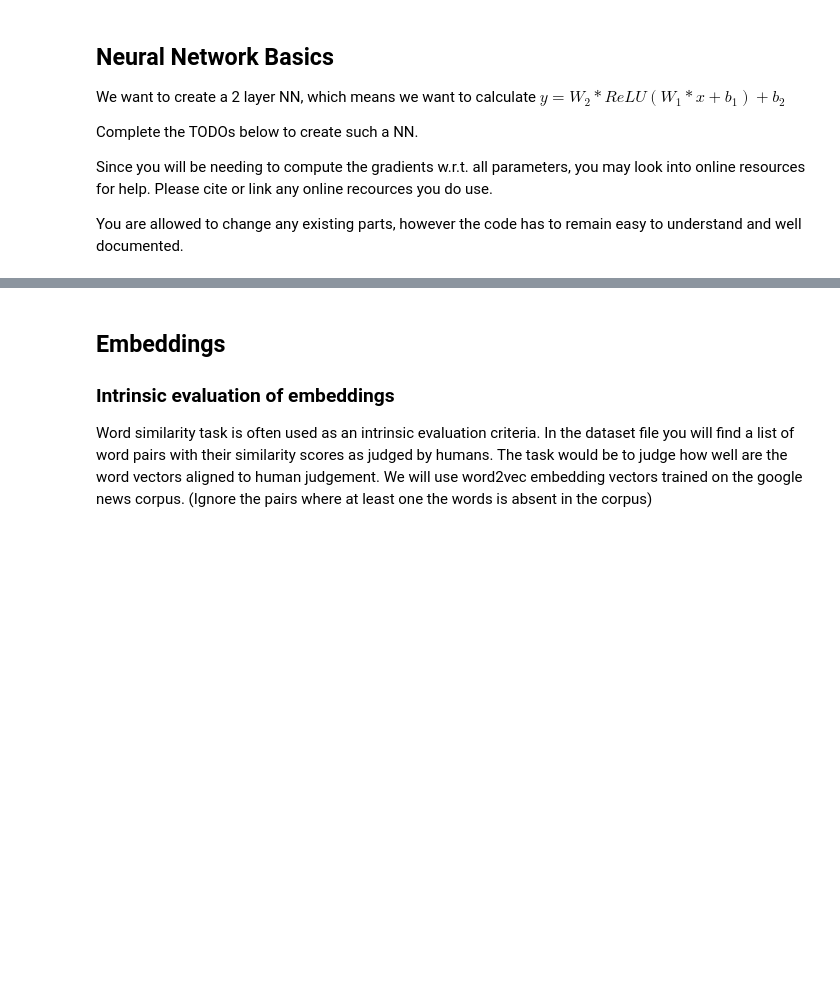
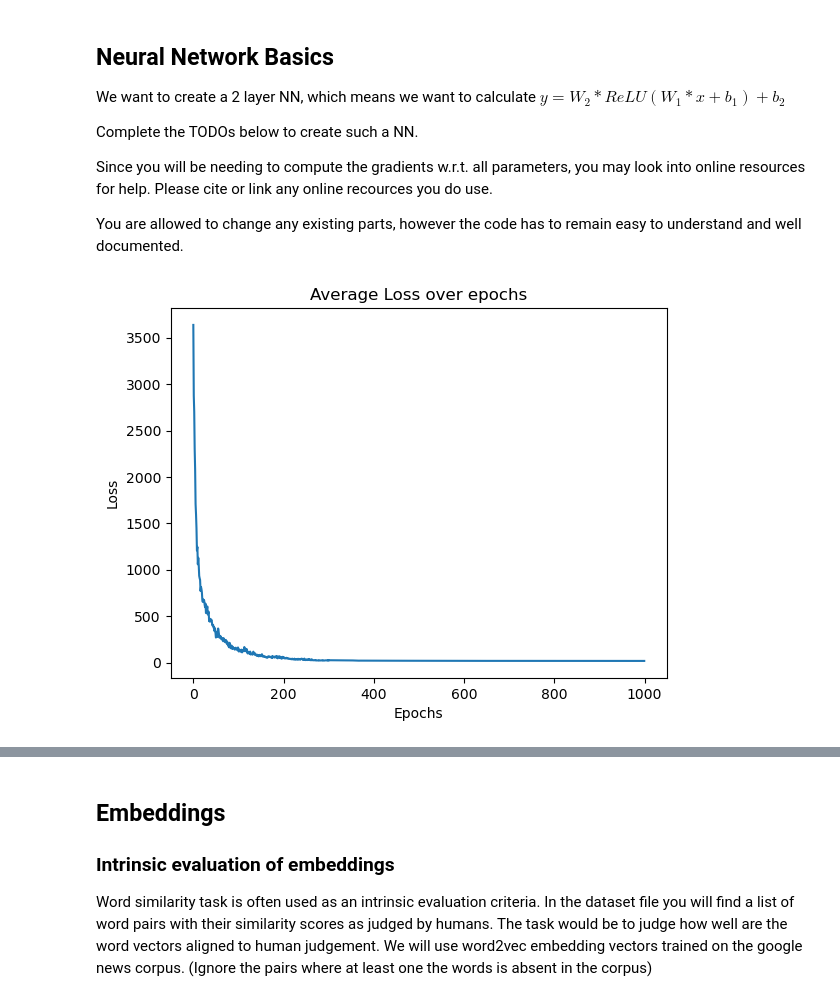
Before and after one commit to HaukeGS/text_mining, a Jupyter notebook: home_assignment_1/HomeAssignment1.ipynb, the cells around one changed output, grey strips where cells are left out. Cells and saved outputs as stored; diff of their text form; code cells hidden in the pictures; blank space fills up the shorter version.

```diff
--- a/home_assignment_1/HomeAssignment1.ipynb
+++ b/home_assignment_1/HomeAssignment1.ipynb
@@ -118,6 +118,7 @@ class NumPyNeuralNet:
 
         # calculate the gradients
         l_grad = y_pred - y # gradient of the loss w.r.t. the output
+        l_grad = np.clip(l_grad, -5, 5) # clip the gradient to avoid exploding gradients
         h = x @ self.W_1 + self.b_1
         r = relu(h)
         r_grad = relu_grad(h)
@@ -162,7 +163,7 @@ class NumPyNeuralNet:
         """
         loss_history = []
         # for every epoch
-        for i in tqdm(range(epochs), desc=f"Epoch: {i+1}/{epochs}"):
+        for i in tqdm(range(epochs)):
             # for every sample in the dataset
             loss_eopch = [] # plot the mean loss for every epoch
             for j in range(x.shape[0]): # x shape is to be expected as (n, 1, dim_in). n samples in the dataset with the extra dimension for easier matrix multiplication
@@ -172,7 +173,7 @@ class NumPyNeuralNet:
                 self.update(W_1_grad, W_2_grad, b_1_grad, b_2_grad, lr)
                 loss_eopch.append(loss)
             loss_history.append(np.mean(loss_eopch))
-            lr = lr * 0.99
+            lr = lr * 0.99 # decay the learning rate for faster convergence and more stable training
         plt.plot(loss_history)
         plt.ylabel("Loss")
         plt.xlabel("Epochs")
@@ -182,15 +183,17 @@ class NumPyNeuralNet:
 # %%
 # We test the model created above on the simple function y = x^2
 
 model = NumPyNeuralNet(1, 20, 1)
 
 # Create a randomly distributed array of 1000 values
-x_train = 4 * np.random.randn(1000, 1, 1)
+x_train = 10 * np.random.randn(1000, 1, 1)
 # Create ground truth by calculating x*x
 y_train = np.expand_dims([[x_train[i][0][0] * x_train[i][0][0]] for i in range(x_train.shape[0])], axis=1)
 
-loss = model.train(x_train, y_train, lr=0.001, epochs=10)
+loss = model.train(x_train, y_train, lr=0.001, epochs=1000)
 print(f"Final loss: {loss}")
 
 # 1000 samples with 1000 epochs work, but *10 is too large values. I suspect that the weights are too large
 # and then we get overflow errors. But with *4 it works quite well.
+# %% [output]
+[figure, added]
```
Also changed, not shown: parts of 2 cells of this notebook.
